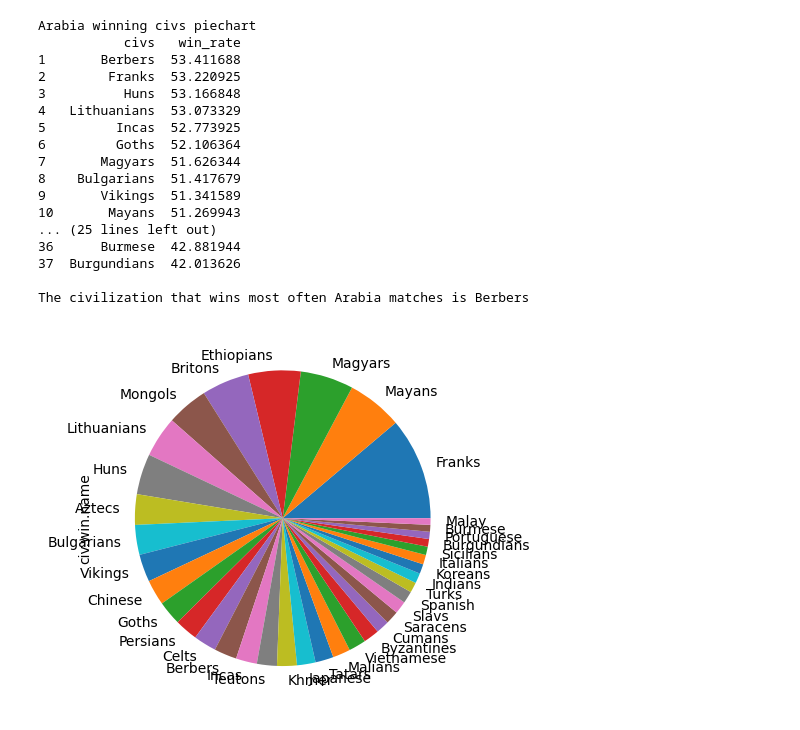
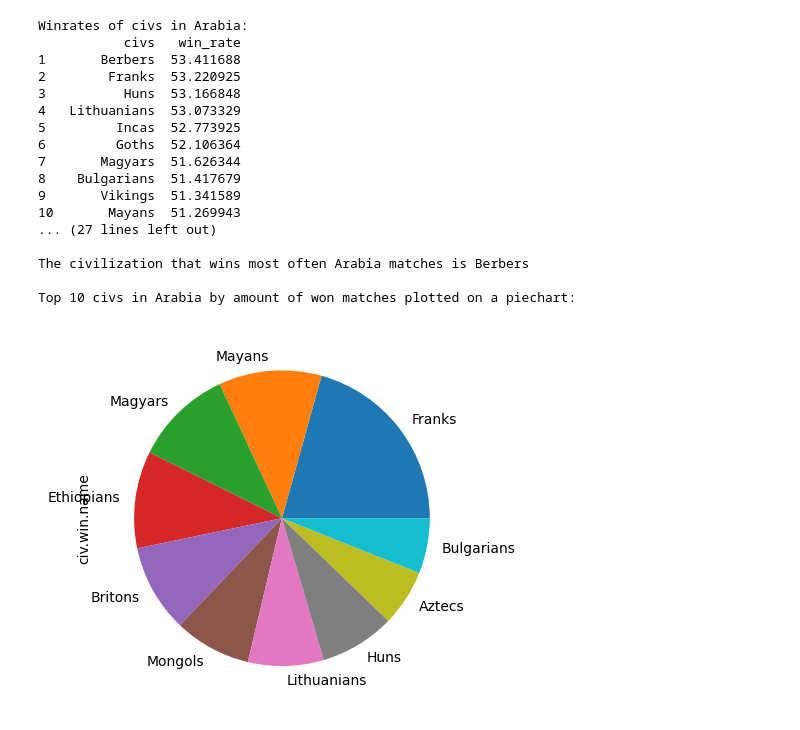
Before and after one commit to alfrooster/aoe-data-analytics, a Jupyter notebook: winrates-arabia-plotted.ipynb, the cells around one changed output. Saved outputs shown, nothing was run; the diff lists cells and outputs as text; code cells hidden in the pictures.

Commit message:
fixed plot example

```diff
--- a/winrates-arabia-plotted.ipynb
+++ b/winrates-arabia-plotted.ipynb
@@ -5,41 +5,41 @@ import matplotlib
 
 
 df = pd.read_csv("C:/Users/Juuso/amk_projects/ohjelmistoprojekti2/datasetcleaned.csv")
-
-print('Arabia winning civs piechart')
 
 #filter to games in Arabia map
 table_arabia = df.loc[df['map_type.name']  == 'Arabia']
 
 #wins with civ / all games with civ
 arabia_winrates = table_arabia['civ.win.name'].value_counts()/(table_arabia['civ.win.name'].value_counts()+table_arabia['civ.lose.name'].value_counts())
 #sort winrates and name columns
 arabia_winrates = arabia_winrates.sort_values(ascending = False).reset_index().rename(columns={'index':'civs',0:'win_rate'})
 #winrate to percentage
 arabia_winrates.win_rate = arabia_winrates.win_rate * 100
 #index starts from 1
 arabia_winrates.index += 1
 
+print('Winrates of civs in Arabia:')
 print(arabia_winrates , '\n')
-print('The civilization that wins most often Arabia matches is', arabia_winrates.civs[1])
+print('The civilization that wins most often Arabia matches is', arabia_winrates.civs[1], '\n')
 
-data_plot = table_arabia['civ.win.name'].value_counts().plot.pie()
+print('Top 10 civs in Arabia by amount of won matches plotted on a piechart:')
+data_plot = table_arabia['civ.win.name'].value_counts().iloc[0:10].plot.pie()
 # %% [output]
-Arabia winning civs piechart
+Winrates of civs in Arabia:
            civs   win_rate
 1       Berbers  53.411688
 2        Franks  53.220925
 3          Huns  53.166848
 4   Lithuanians  53.073329
 5         Incas  52.773925
 6         Goths  52.106364
 7       Magyars  51.626344
 8    Bulgarians  51.417679
 9       Vikings  51.341589
 10       Mayans  51.269943
-... (25 lines left out)
-36      Burmese  42.881944
-37  Burgundians  42.013626
+... (27 lines left out)
 
 The civilization that wins most often Arabia matches is Berbers
+
+Top 10 civs in Arabia by amount of won matches plotted on a piechart:
-[figure, old version]
+[figure, new version]
```
